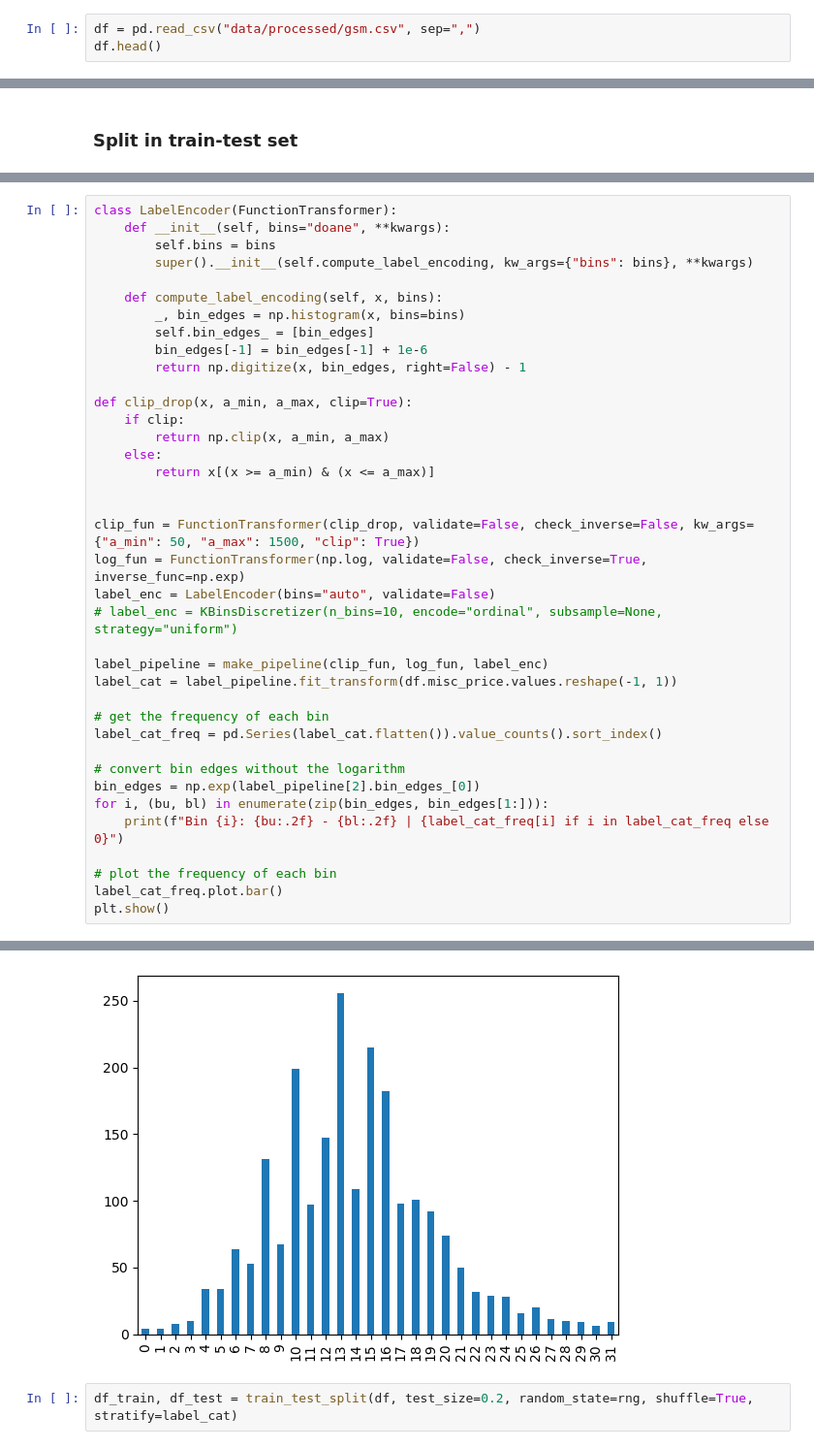
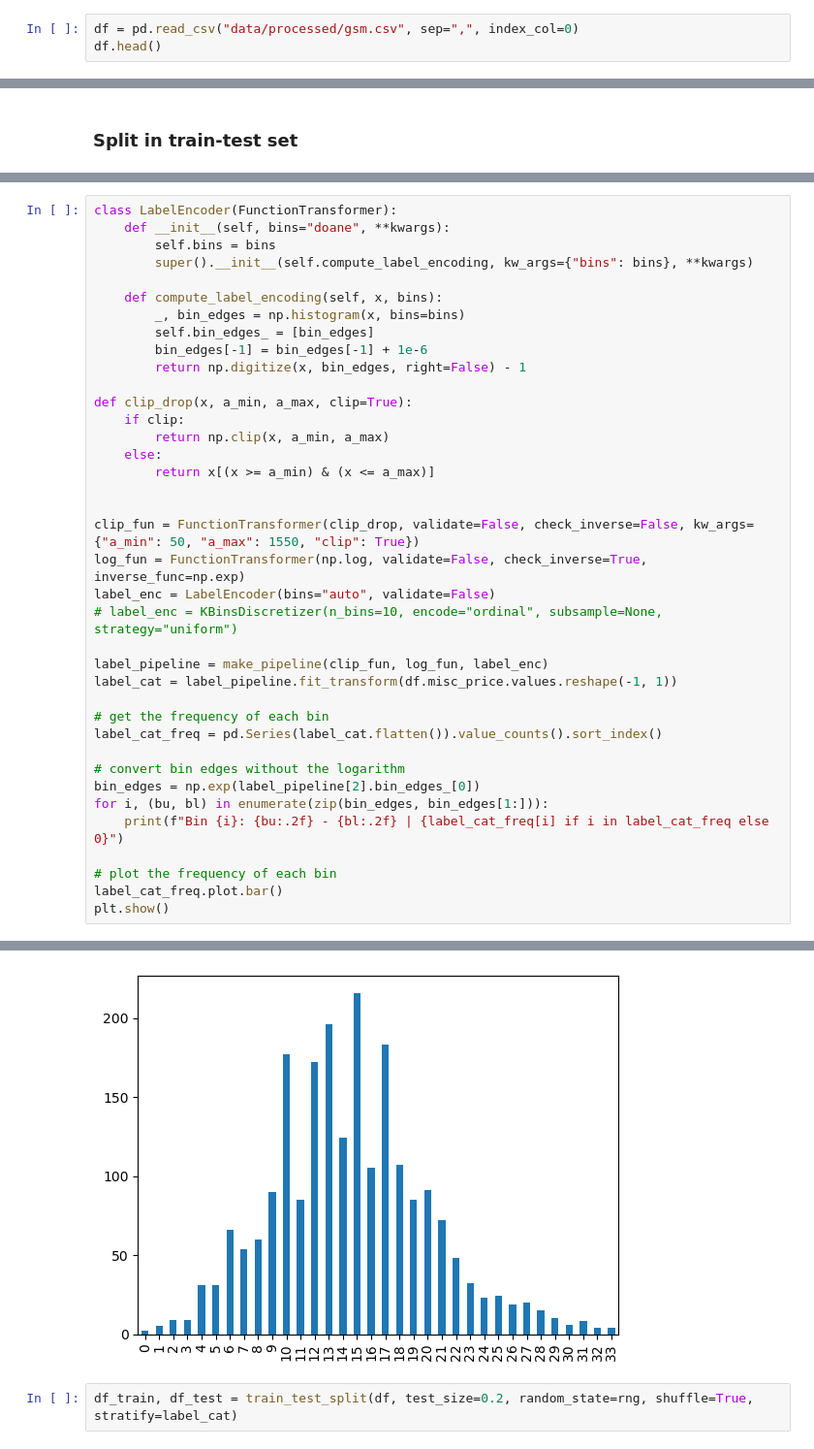
Before and after one commit to Valendrew/counterfactual-explanations, a Jupyter notebook: data_exploration.ipynb, the cells around one changed output, grey strips where cells are left out. Shown at 97% size. Cells and saved outputs as stored; diff of their text form.

```diff
--- a/data_exploration.ipynb
+++ b/data_exploration.ipynb
@@ -60,7 +59,7 @@ Moreover we import the configuration file to have all the parameters along the n
 # %%
 pd.set_option("max_colwidth", 800)
 # %%
-df = pd.read_csv("data/processed/gsm.csv", sep=",")
+df = pd.read_csv("data/processed/gsm.csv", sep=",", index_col=0)
 df.head()
 # %% [output]
 |  | misc_price | launch_announced | display_size | has_oled_display | has_memory_card_slot | ... |
@@ -122,7 +129,7 @@ def clip_drop(x, a_min, a_max, clip=True):
         return x[(x >= a_min) & (x <= a_max)]
 
 
-clip_fun = FunctionTransformer(clip_drop, validate=False, check_inverse=False, kw_args={"a_min": 50, "a_max": 1500, "clip": True})
+clip_fun = FunctionTransformer(clip_drop, validate=False, check_inverse=False, kw_args={"a_min": 50, "a_max": 1550, "clip": True})
 log_fun = FunctionTransformer(np.log, validate=False, check_inverse=True, inverse_func=np.exp)
 label_enc = LabelEncoder(bins="auto", validate=False)
 # label_enc = KBinsDiscretizer(n_bins=10, encode="ordinal", subsample=None, strategy="uniform")
@@ -162,4 +169,4 @@ Bin 31: 1348.75 - 1500.00 | 9
-[figure, old version]
+[figure, new version]
 # %%
 df_train, df_test = train_test_split(df, test_size=0.2, random_state=rng, shuffle=True, stratify=label_cat)
 # %%
```
Also changed, not shown: parts of 28 cells of this notebook, 23 other files.
